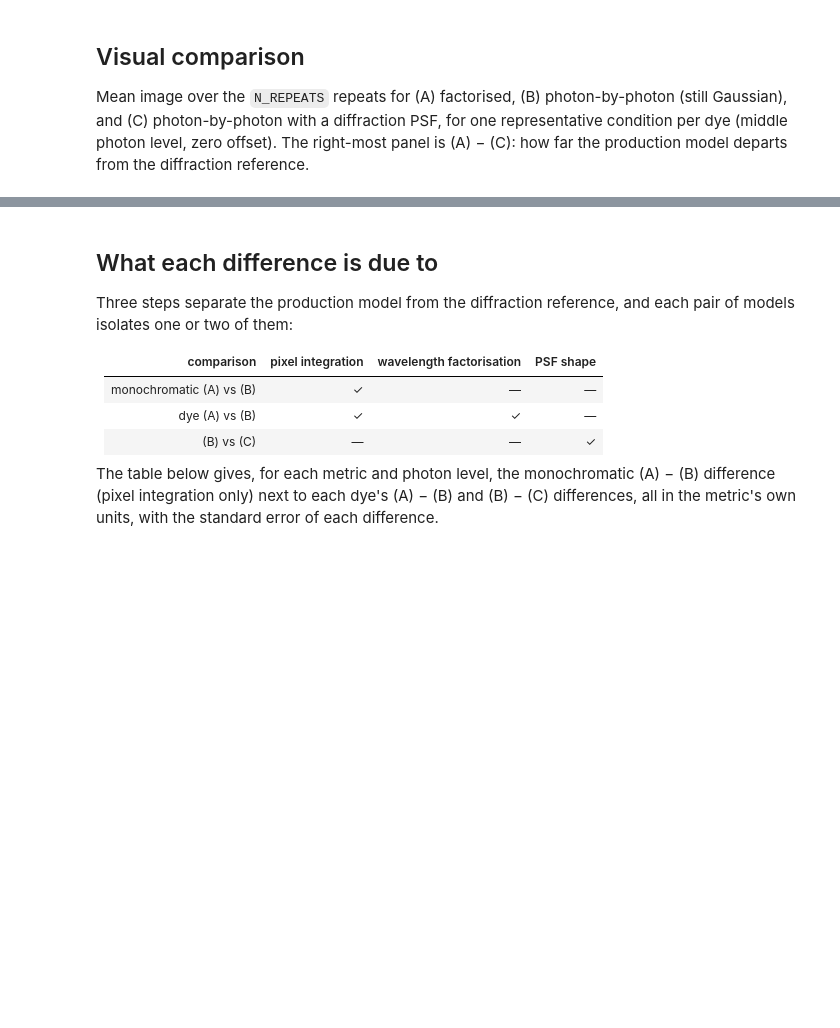
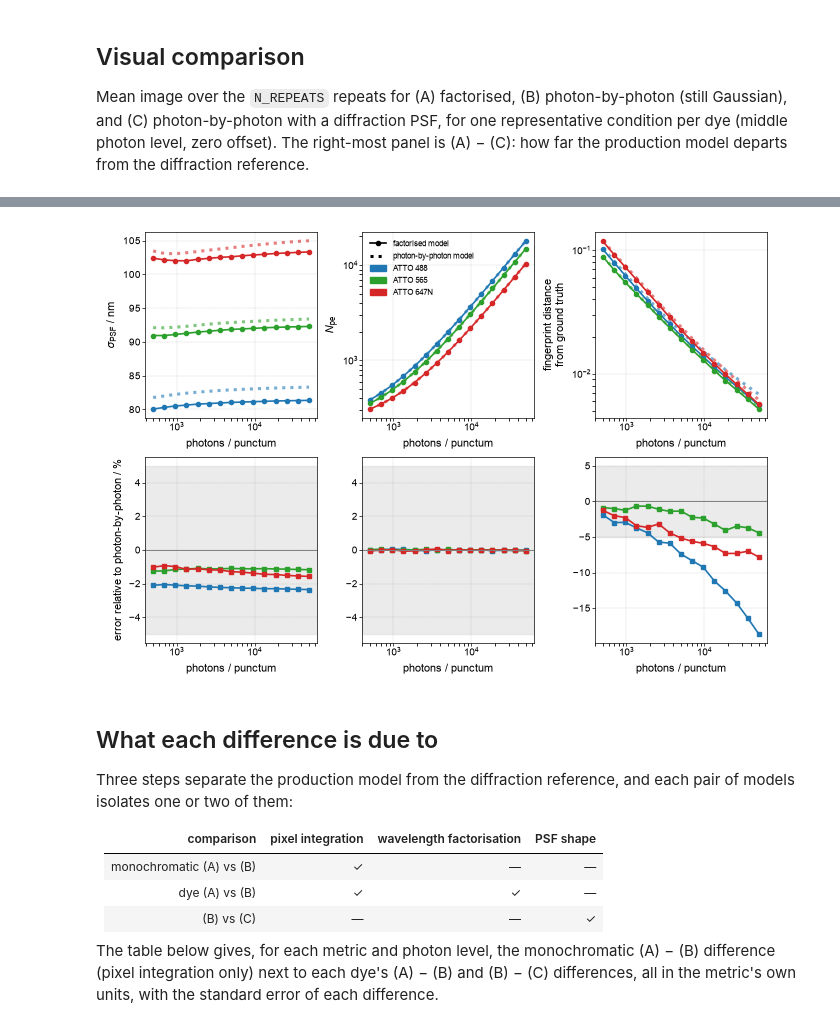
Before and after one commit to TheLeeLab/pyS3M, a Jupyter notebook: notebooks/figures/SI/FigureSI_Factorisation.ipynb, the cells around one changed output, grey strips where cells are left out. Cells and saved outputs as stored; diff of their text form; code cells hidden in the pictures; blank space fills up the shorter version.

```diff
--- a/notebooks/figures/SI/FigureSI_Factorisation.ipynb
+++ b/notebooks/figures/SI/FigureSI_Factorisation.ipynb
@@ -919,19 +1037,0 @@ Each row below is one (dye, metric) pair: **left** -- (A), (B), and (C) histogra
-# %%
-# --- Pool the saved per-repeat metrics across the 3 offsets, per (dye, photon level) ---
-METRIC_KEYS = [f'{q}_{m}' for q in ('sigma', 'N', 'fpdist', 'poserr') for m in MODELS]
-
-
-def pooled_metrics(dye, n_photon):
-    conds = [load_condition(dye, n_photon, off, keys=METRIC_KEYS) for off in offsets_frac]
-    return {k: np.concatenate([c[k] for c in conds]) for k in METRIC_KEYS}
-
-
-metrics = {dye: pooled_metrics(dye, mid_photon) for dye in dyes}
-
-print(f"pooled {len(offsets_frac) * N_REPEATS} draws per model per dye (n_photon={mid_photon:.0f})")
-for dye in dyes:
-    m = metrics[dye]
-    nan_pct = {k: 100 * np.isnan(m[f'sigma_{k}']).mean() for k in MODELS}
-    fp_nan_pct = {k: 100 * np.isnan(m[f'fpdist_{k}']).mean() for k in MODELS}
-    print(f"  {dye}: Gaussian-fit NaN rate A/B/C = {nan_pct['A']:.1f}%/{nan_pct['B']:.1f}%/{nan_pct['C']:.1f}%, "
-          f"fingerprint NaN rate A/B/C = {fp_nan_pct['A']:.1f}%/{fp_nan_pct['B']:.1f}%/{fp_nan_pct['C']:.1f}%")
@@ -1108,50 +1178,8 @@ plt.show()
 # %%
-# --- Headline figure: production factorised model (A) vs the photon-by-photon Gaussian reference (B). Top row: metric
-# vs photon count, (A) solid markers, (B) dotted. Middle row: absolute difference (A) - (B) in the
-# metric's own units. Bottom row: relative difference, with a shaded +/-5% band. The grey line is
-# the monochromatic control, whose (A) vs (B) difference is the pixel-integration effect alone.
-fig, axs = plotter.two_column_plot(nrows=3, ncols=len(metric_specs_all), width=6.69, height=6.0)
-
-dye_colours = {'ATTO 488': 'tab:blue', 'ATTO 565': 'tab:green', 'ATTO 647N': 'tab:red', MONO: '0.4'}
-metric_labels = {
-    'sigma_PSF': r'$\sigma_{\rm PSF}$ / nm',
-    'N_photoelectrons': r'$N_{\rm pe}$',
-    'fingerprint distance': 'fingerprint distance\nfrom truth',
-    'position error': 'localisation error / nm',
-}
-
-for col, (name, *_) in enumerate(metric_specs_all):
-    sub = level_df[level_df.metric == name]
-    ax_val, ax_abs, ax_pct = axs[0, col], axs[1, col], axs[2, col]
-
-    for dye in sources:
-        d = sub[sub.dye == dye].sort_values('n_photon')
-        ax_val.plot(d['n_photon'], d['mean_B'], lw=2.2, ls=':', color=dye_colours[dye], alpha=0.6,
-                    label=f'{dye} — (B)' if col == 0 else None)
-        ax_val.plot(d['n_photon'], d['mean_A'], marker='o', ms=3, lw=1.2, ls='-', color=dye_colours[dye],
-                    label=f'{dye} — (A) factorised' if col == 0 else None)
-        sem = np.hypot(d['sem_A'], d['sem_B'])
-        ax_abs.errorbar(d['n_photon'], d['abs_diff_AvsB'], yerr=sem, marker='o', ms=3, lw=1.2,
-                        color=dye_colours[dye])
-        ax_pct.plot(d['n_photon'], d['pct_diff_AvsB'], marker='o', ms=3, lw=1.2, color=dye_colours[dye])
-
-    ax_val.set_ylabel(metric_labels[name], fontsize=8)
-    if name in ('N_photoelectrons', 'fingerprint distance', 'position error'):
-        ax_val.set_yscale('log')  # N spans two decades; the errors fall roughly as 1/sqrt(N)
-    ax_abs.set_ylabel('(A - B)', fontsize=8)
-    ax_pct.axhspan(-5, 5, color='0.85', alpha=0.5, zorder=0)
-    ax_pct.set_ylabel('(A - B) / B  %', fontsize=8)
-    for ax in (ax_val, ax_abs, ax_pct):
-        ax.set_xscale('log')
-        ax.tick_params(labelsize=7)
-        ax.grid(True, lw=0.25, alpha=0.5, ls='--', color='gray')
-    for ax in (ax_abs, ax_pct):
-        ax.axhline(0, color='0.5', lw=0.7)
-    ax_pct.set_xlabel('photons / punctum', fontsize=8)
-
-axs[0, 0].legend(fontsize=5, loc='best')
-plt.savefig(FIGURE_DIR / "model_comparison_vs_photon_count_AvsB.svg", bbox_inches='tight')
-plt.show()
+# Factorised model (A) vs the photon-by-photon Gaussian reference (B): the published SI figure
+plot_model_comparison('B', 'photon-by-photon', "model_comparison_vs_photon_count_AvsB.svg")
+# %% [output]
+[figure, added]
 # %% [markdown]
 ## What each difference is due to
 
```
Also changed, not shown: parts of 22 cells of this notebook.
